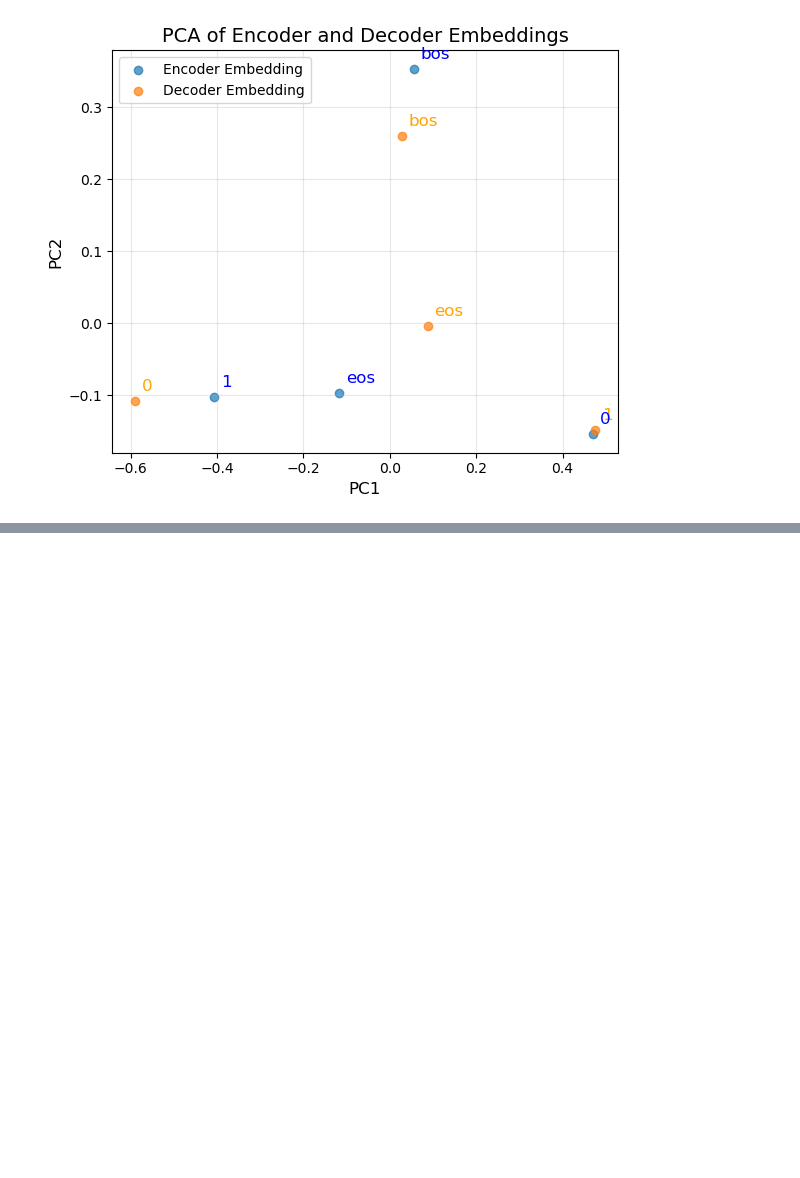
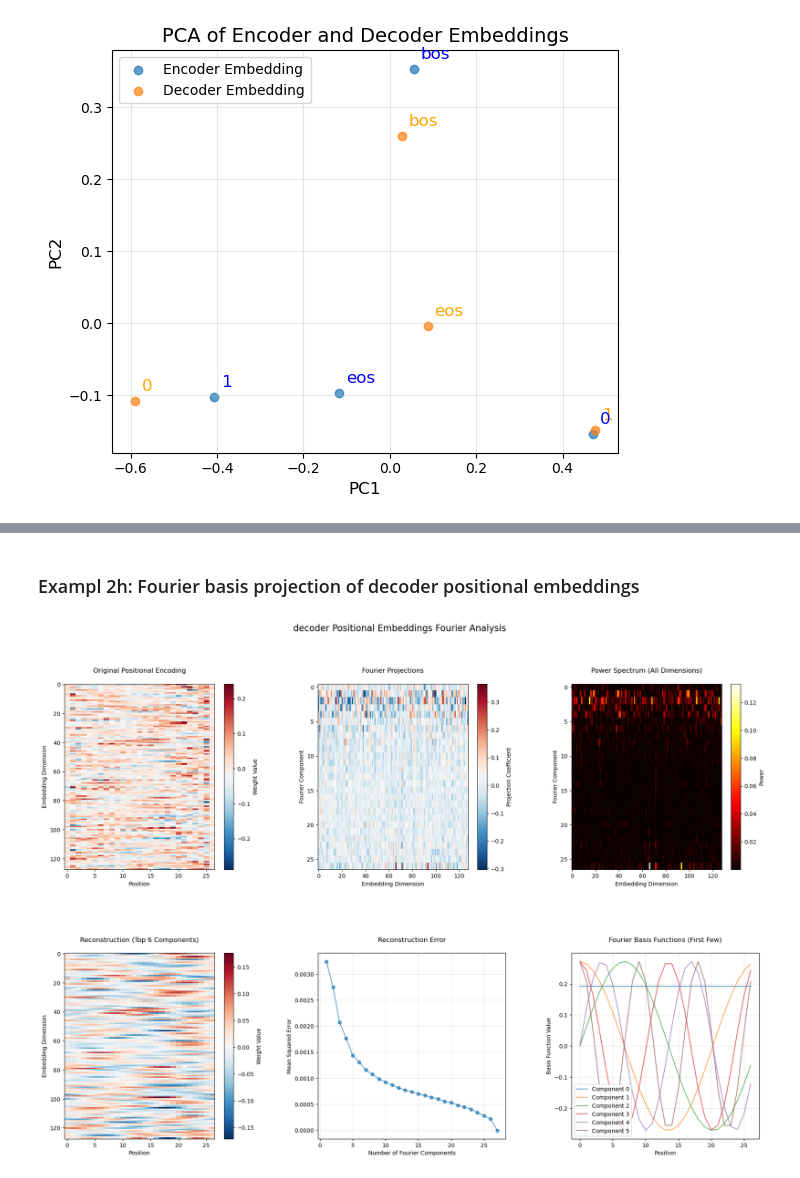
Before and after one commit to cocoxhuang/DyckTransformer, a Jupyter notebook: Analysis.ipynb, the cells around one changed output, grey strips where cells are left out. Cells and saved outputs as stored; diff of their text form; code cells hidden in the pictures; blank space fills up the shorter version.

```diff
--- a/Analysis.ipynb
+++ b/Analysis.ipynb
@@ -187,0 +223,7 @@ outputs = analyze_embeddings_pca(model, dataset, figsize=(6, 5), alpha=0.7, font
+# %% [markdown]
+### Exampl 2h: Fourier basis projection of decoder positional embeddings
+# %%
+# run a fourier projection on the decoder positional embeddings after observing the sequential structure in PCA
+output = analyze_positional_embeddings_fourier(model, module='decoder') # module can be "encoder" or "decoder"
+# %% [output]
+[figure, added]
```
Also changed, not shown: parts of 14 cells of this notebook, 7 other files.
